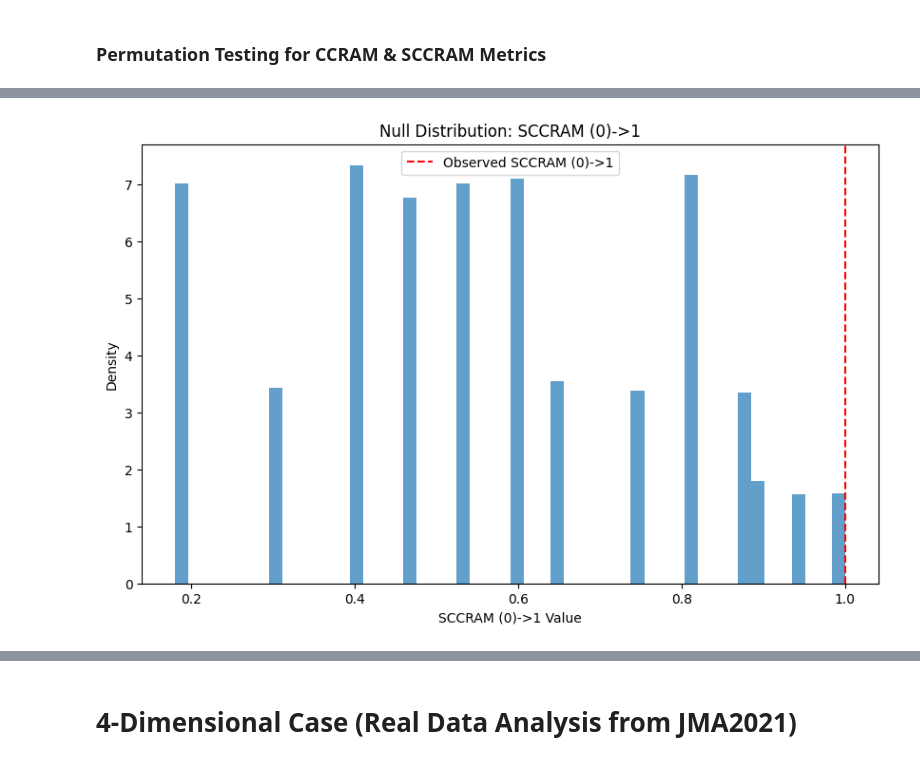
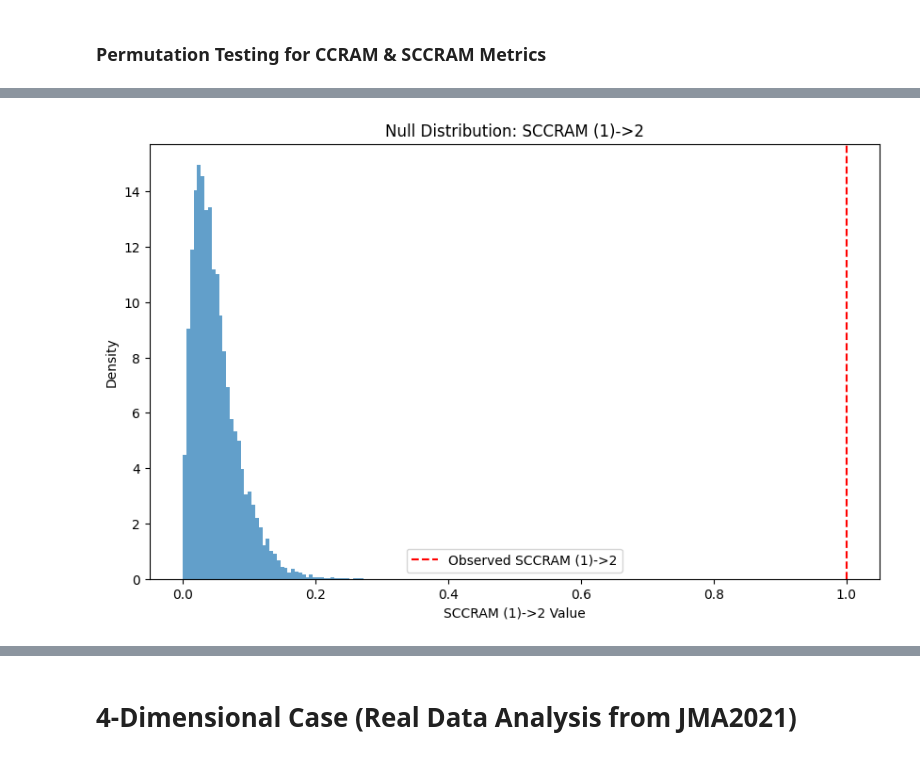
Before and after one commit to dmavani25/discopula, a Jupyter notebook: examples/jupyter/02_StatSim_Generic_Bootstrapping_and_Permutation_Tests_Usage_Demonstration.ipynb, the cells around one changed output, grey strips where cells are left out. Cells and saved outputs as stored; diff of their text form; code cells hidden in the pictures.

```diff
--- a/examples/jupyter/02_StatSim_Generic_Bootstrapping_and_Permutation_Tests_Usage_Demonstration.ipynb
+++ b/examples/jupyter/02_StatSim_Generic_Bootstrapping_and_Permutation_Tests_Usage_Demonstration.ipynb
@@ -163,14 +172,14 @@ perm_result.histogram_fig
 # %%
 scaled_perm_result = permutation_test_ccram(
-    gen_copula=copula,
-    from_axes=[0],
-    to_axis=1,
+    contingency_table,
+    predictors=[1],
+    response=2,
     scaled=True,
     alternative='greater',
     n_resamples=9999
 )
 # %% [output]
-[figure, old version]
+[figure, new version]
 # %%
 print(f"Metric Name: {scaled_perm_result.metric_name}")
 print(f"Observed Value: {scaled_perm_result.observed_value:.4f}")
```
Also changed, not shown: parts of 28 cells of this notebook, 6 other files.
